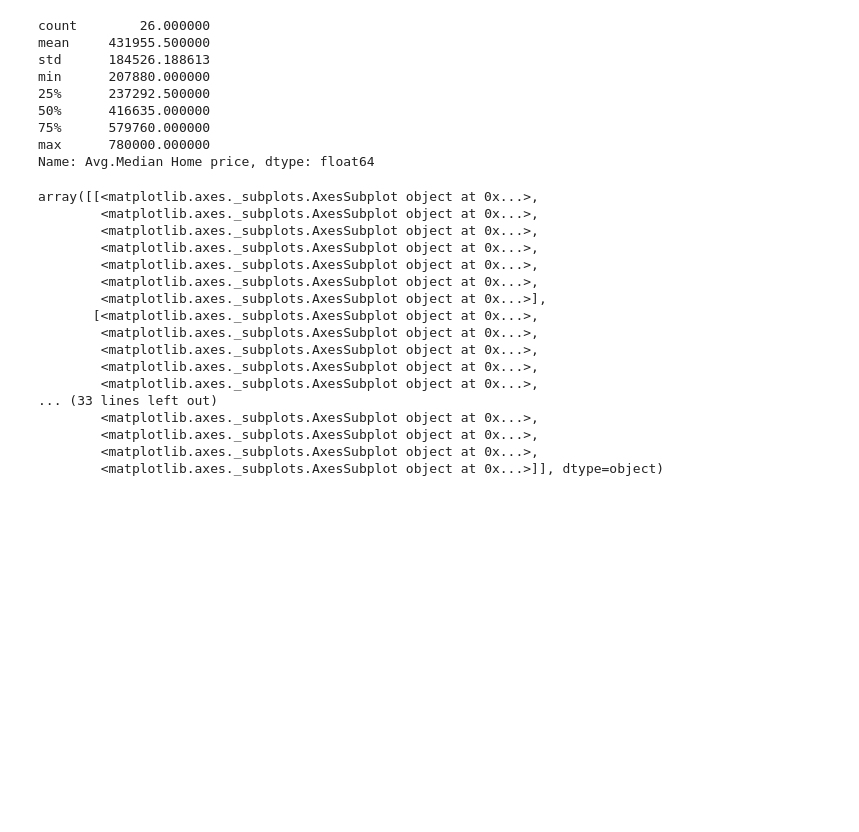
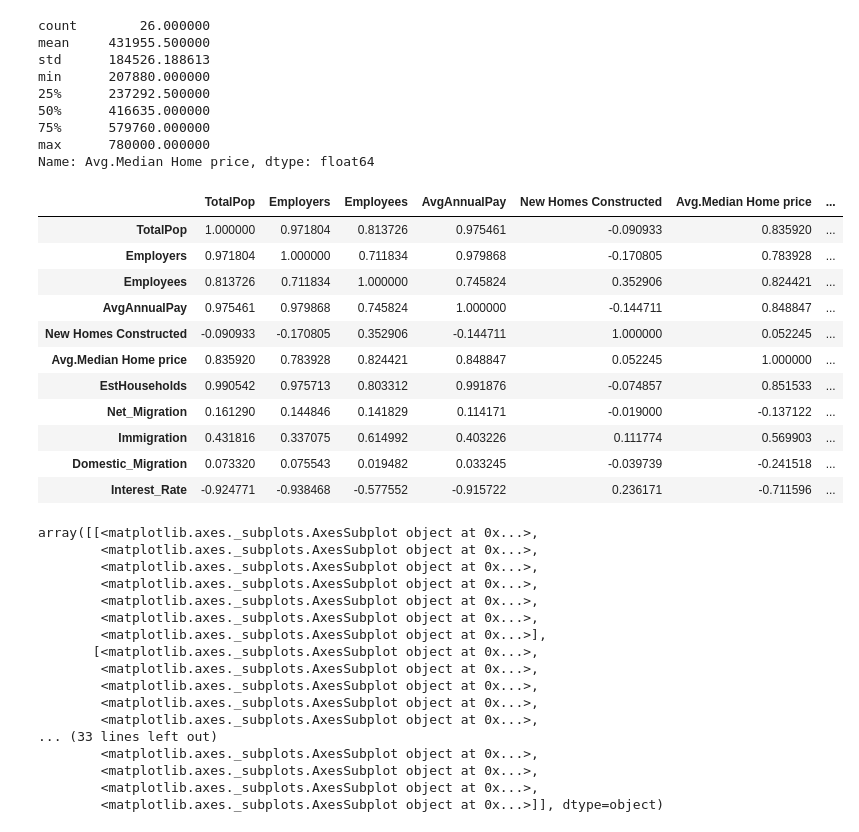
Before and after one commit to Niyatihd/BC-Project3, a Jupyter notebook: Countylvl_Initial_LinearRegressionModel_multiVar(3).ipynb, the cells around one changed output. Saved outputs shown, nothing was run; the diff lists cells and outputs as text; code cells hidden in the pictures; blank space fills up the shorter version.

```diff
--- a/Countylvl_Initial_LinearRegressionModel_multiVar(3).ipynb
+++ b/Countylvl_Initial_LinearRegressionModel_multiVar(3).ipynb
@@ -42,6 +57,21 @@ min      207880.000000
 75%      579760.000000
 max      780000.000000
 Name: Avg.Median Home price, dtype: float64
+# %%
+df_alameda.corr()
+# %% [output]
+|  | TotalPop | Employers | Employees | AvgAnnualPay | New Homes Constructed | Avg.Median Home price | ... |
+| TotalPop | 1.000000 | 0.971804 | 0.813726 | 0.975461 | -0.090933 | 0.835920 | ... |
+| Employers | 0.971804 | 1.000000 | 0.711834 | 0.979868 | -0.170805 | 0.783928 | ... |
+| Employees | 0.813726 | 0.711834 | 1.000000 | 0.745824 | 0.352906 | 0.824421 | ... |
+| AvgAnnualPay | 0.975461 | 0.979868 | 0.745824 | 1.000000 | -0.144711 | 0.848847 | ... |
+| New Homes Constructed | -0.090933 | -0.170805 | 0.352906 | -0.144711 | 1.000000 | 0.052245 | ... |
+| Avg.Median Home price | 0.835920 | 0.783928 | 0.824421 | 0.848847 | 0.052245 | 1.000000 | ... |
+| EstHouseholds | 0.990542 | 0.975713 | 0.803312 | 0.991876 | -0.074857 | 0.851533 | ... |
+| Net_Migration | 0.161290 | 0.144846 | 0.141829 | 0.114171 | -0.019000 | -0.137122 | ... |
+| Immigration | 0.431816 | 0.337075 | 0.614992 | 0.403226 | 0.111774 | 0.569903 | ... |
+| Domestic_Migration | 0.073320 | 0.075543 | 0.019482 | 0.033245 | -0.039739 | -0.241518 | ... |
+| Interest_Rate | -0.924771 | -0.938468 | -0.577552 | -0.915722 | 0.236171 | -0.711596 | ... |
 # %%
 df_new = df_alameda[["Avg.Median Home price","Immigration","Employers", "Employees","AvgAnnualPay","New Homes Constructed","EstHouseholds"]]
 # %%
```
Also changed, not shown: parts of 3 cells of this notebook, 5 other files.
